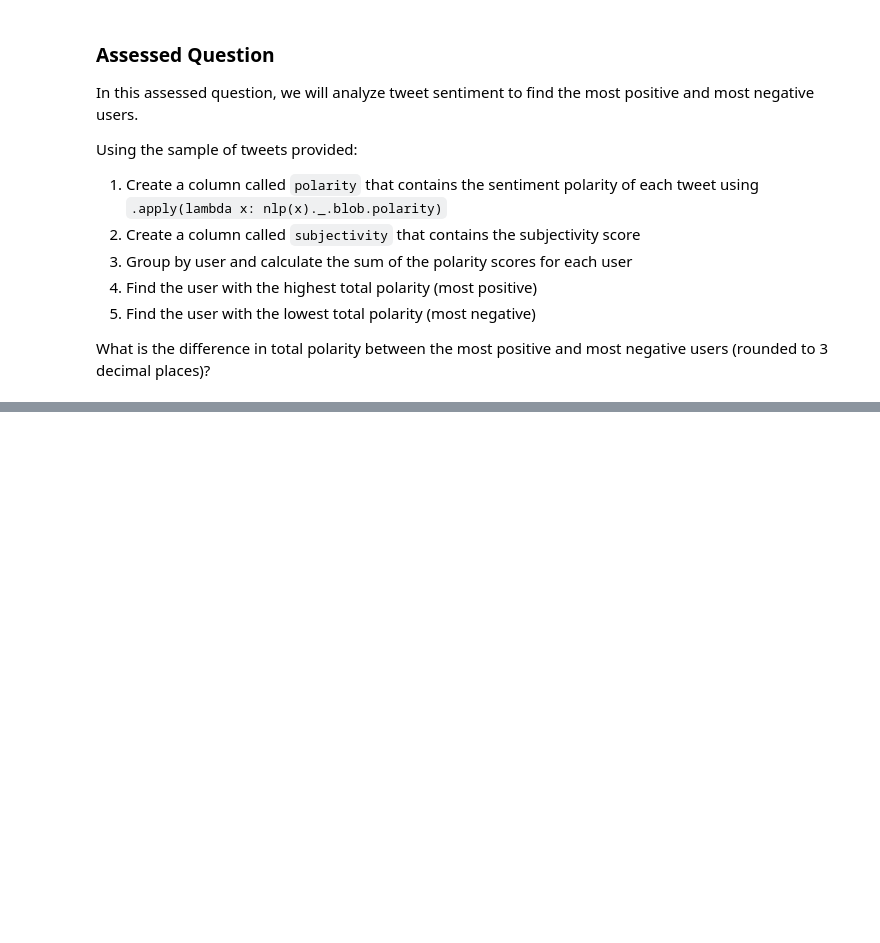
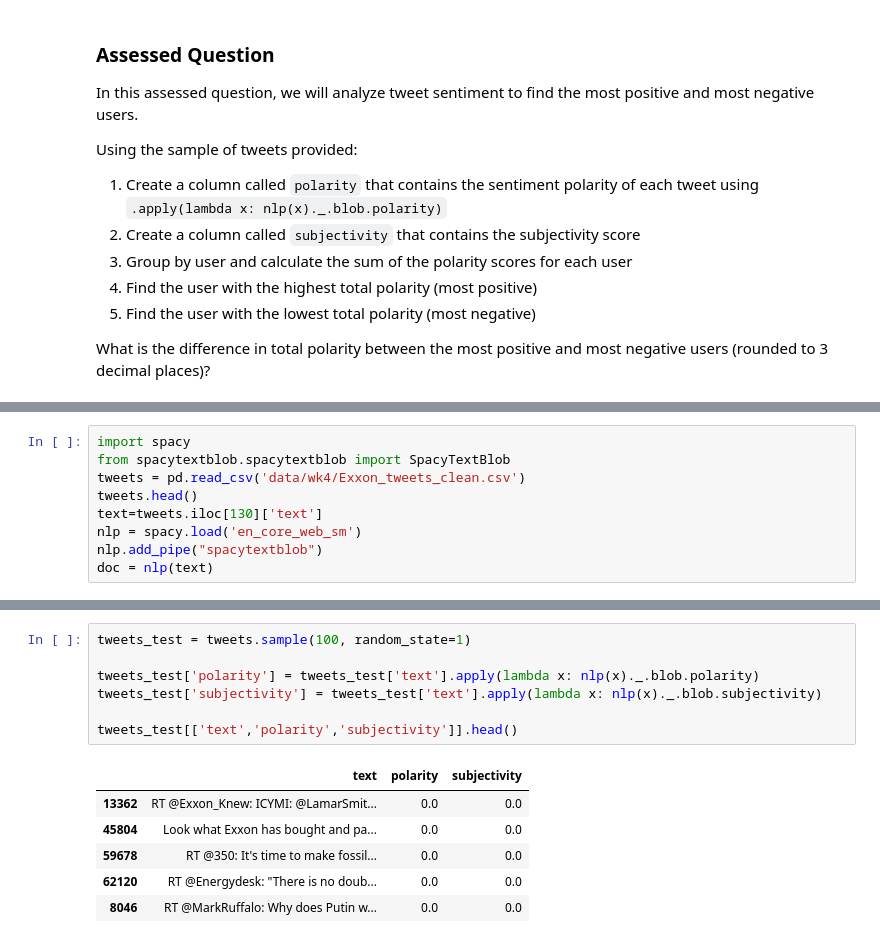
Before and after one commit to mba3291/QM2, a Jupyter notebook: W4_Natural_Language_Processing_Student_Version.ipynb, the cells around one changed output, grey strips where cells are left out. Saved outputs shown, nothing was run; the diff lists cells and outputs as text; blank space fills up the shorter version.

```diff
--- a/W4_Natural_Language_Processing_Student_Version.ipynb
+++ b/W4_Natural_Language_Processing_Student_Version.ipynb
@@ -660,0 +658,9 @@ tweets['subjectivity'] = tweets['text'].apply(lambda x: nlp(x)._.blob.subjectivi
+# %%
+import spacy
+from spacytextblob.spacytextblob import SpacyTextBlob
+tweets = pd.read_csv('data/wk4/Exxon_tweets_clean.csv')
+tweets.head()
+text=tweets.iloc[130]['text']
+nlp = spacy.load('en_core_web_sm')
+nlp.add_pipe("spacytextblob")
+doc = nlp(text)
@@ -660,0 +684,14 @@ tweets['subjectivity'] = tweets['text'].apply(lambda x: nlp(x)._.blob.subjectivi
+# %%
+tweets_test = tweets.sample(100, random_state=1)
+
+tweets_test['polarity'] = tweets_test['text'].apply(lambda x: nlp(x)._.blob.polarity)
+tweets_test['subjectivity'] = tweets_test['text'].apply(lambda x: nlp(x)._.blob.subjectivity)
+
+tweets_test[['text','polarity','subjectivity']].head()
+# %% [output]
+|  | text | polarity | subjectivity |
+| 13362 | RT @Exxon_Knew: ICYMI: @LamarSmit... | 0.0 | 0.0 |
+| 45804 | Look what Exxon has bought and pa... | 0.0 | 0.0 |
+| 59678 | RT @350: It's time to make fossil... | 0.0 | 0.0 |
+| 62120 | RT @Energydesk: "There is no doub... | 0.0 | 0.0 |
+| 8046 | RT @MarkRuffalo: Why does Putin w... | 0.0 | 0.0 |
```
Also changed, not shown: parts of 22 cells of this notebook.
